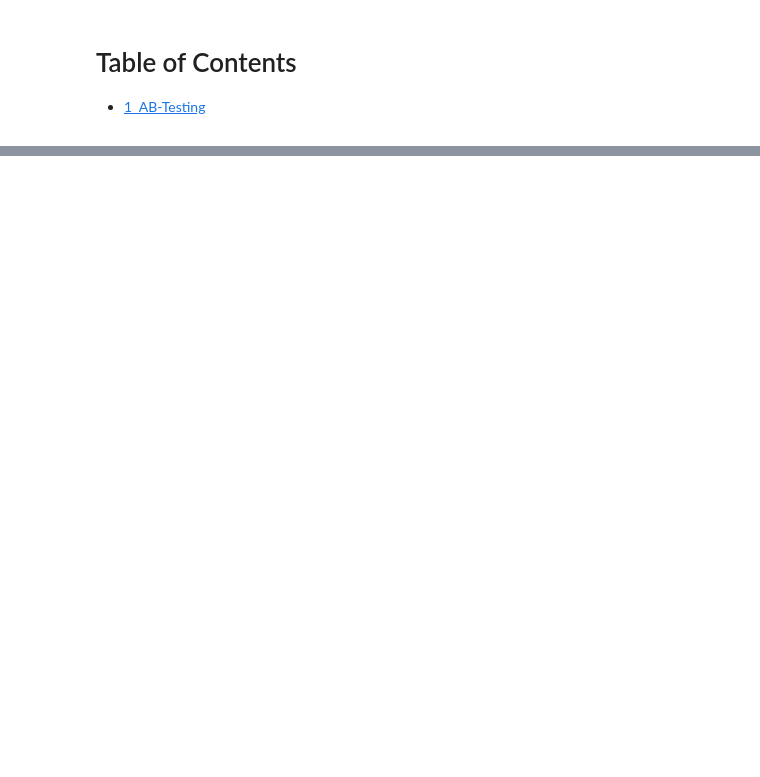
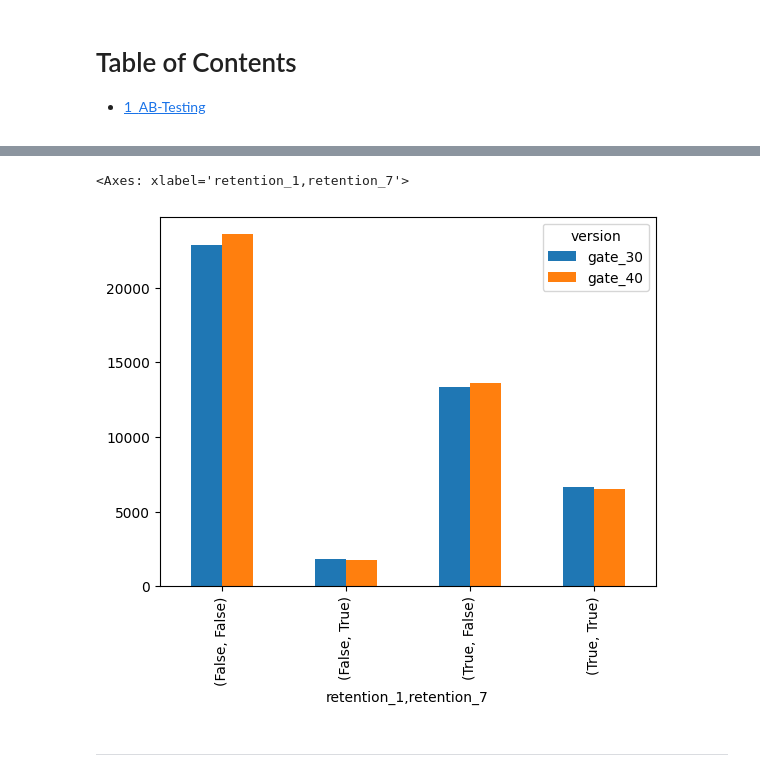
Before and after one commit to Ironhack-Data-Madrid-Octubre-2023/6.4-lab_ab_testing, a Jupyter notebook: lab-ab-test.ipynb, the cells around one changed output, grey strips where cells are left out. Cells and saved outputs as stored; diff of their text form; code cells hidden in the pictures; blank space fills up the shorter version.

```diff
--- a/lab-ab-test.ipynb
+++ b/lab-ab-test.ipynb
@@ -25,0 +43,4 @@ import pylab as plt
+# %%
+# datos
+cats_game = pd.read_csv('data/cookie_cats.csv')
+cats_game.head()
@@ -26,2 +122,11 @@ import pylab as plt
+# %%
+data_cross = cats_game.groupby(['retention_1', 'retention_7', 'version']).size().unstack()
+
+data_cross.plot(kind='bar')
+# %% [output]
+<Axes: xlabel='retention_1,retention_7'>
+[figure, added]
+# %% [markdown]
+---
 # %%
 # transformacion
```
Also changed, not shown: parts of 40 cells of this notebook.
